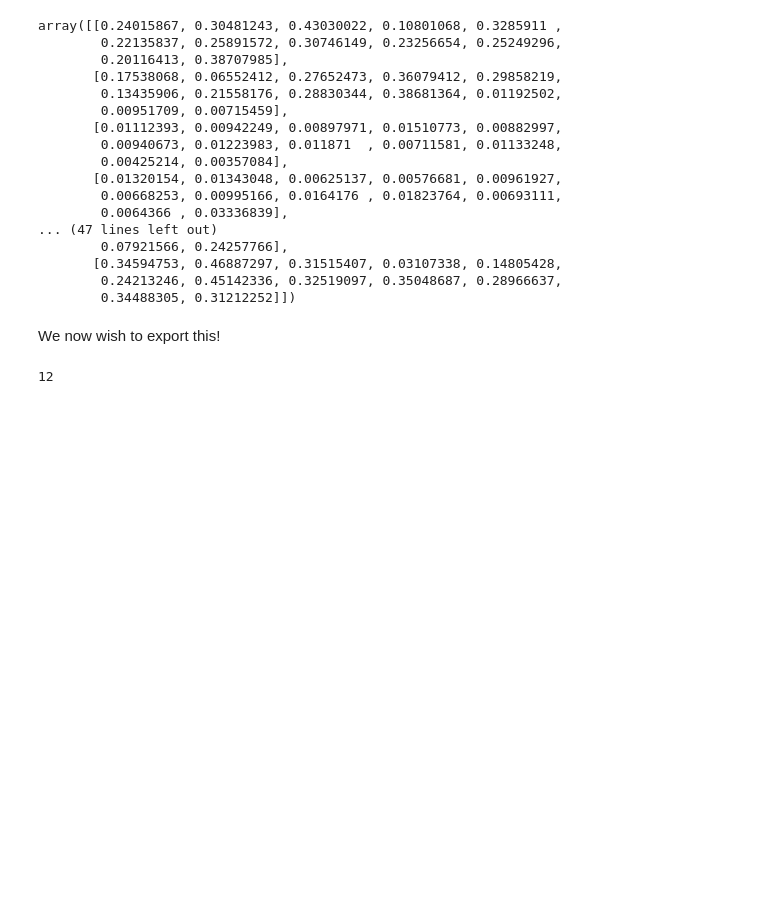
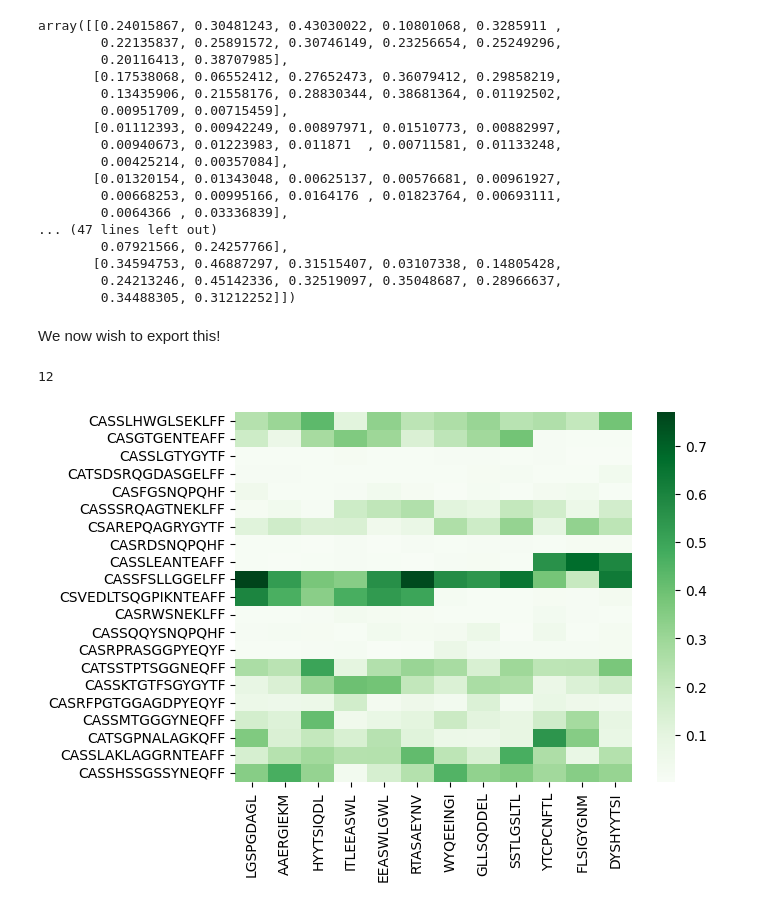
Before and after one commit to alienmist325/TULIP-TCR, a Jupyter notebook: analysis/create_TULIP_input_and_sim_input.ipynb, the cells around one changed output. Drawn from its saved outputs; the diff is of its cells as text; code cells hidden in the pictures; blank space fills up the shorter version.

Commit message:
Produce heatmaps

```diff
--- a/analysis/create_TULIP_input_and_sim_input.ipynb
+++ b/analysis/create_TULIP_input_and_sim_input.ipynb
@@ -145,3 +145,15 @@ np.size(binding_prob_matrix,1)
 12
 # %%
 np.savetxt("matrix.txt", binding_prob_matrix)
+# %%
+def get_df_from_binding_prob_matrix(binding_prob_matrix, peptides=peptides, TCRs=TCRs):
+    df = pd.DataFrame(binding_prob_matrix)
+    df.columns = peptides
+    df.index = TCRs
+    return df
+# %%
+import seaborn
+df = get_df_from_binding_prob_matrix(binding_prob_matrix)
+ax = seaborn.heatmap(df, cmap="Greens")
+# %% [output]
+[figure, added]
```
Also changed, not shown: parts of 6 cells of this notebook, 1 other file.
